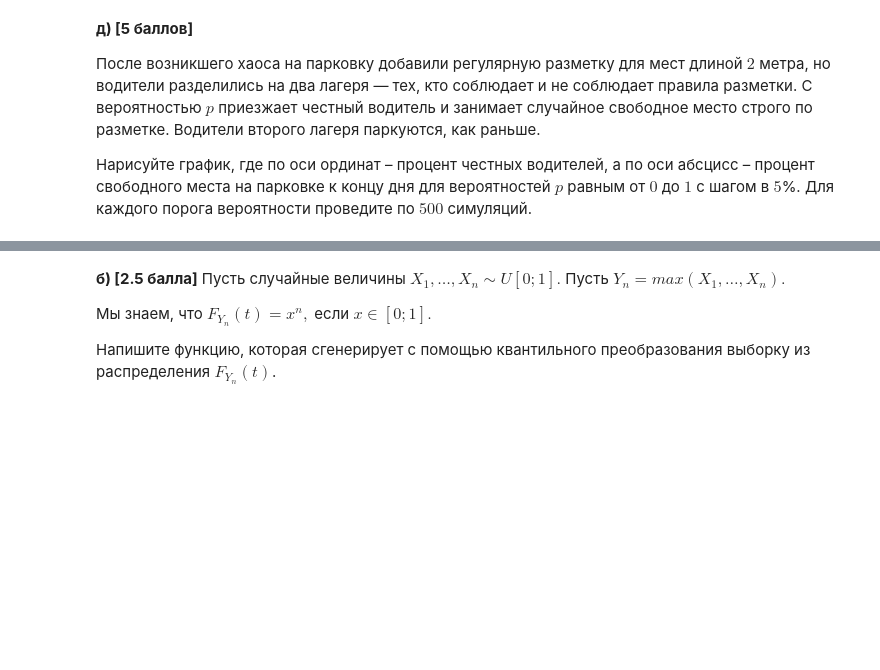
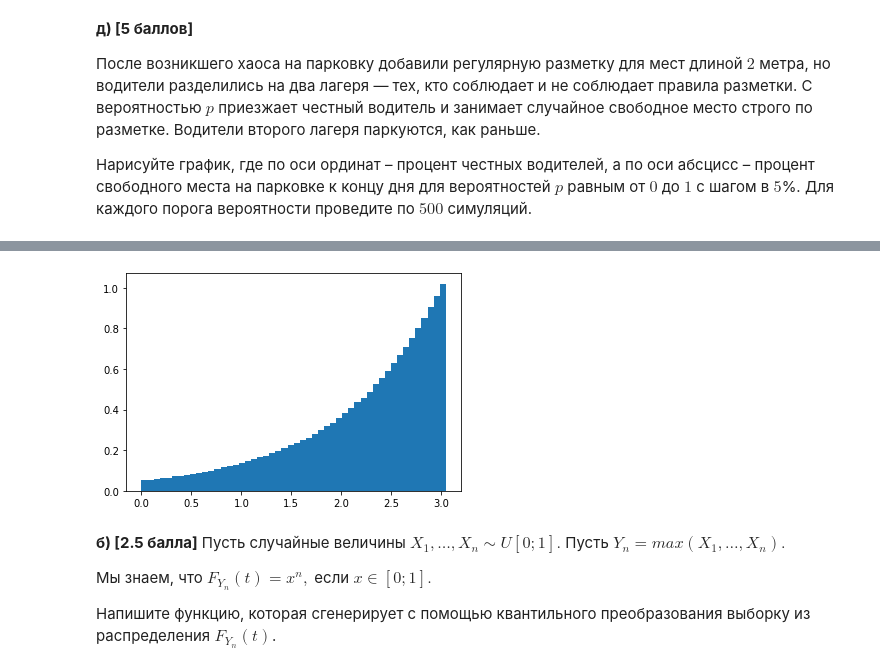
Before and after one commit to IYuminov/yet_another_matstat_course, a Jupyter notebook: hw_2024/yam_hw01-Interstellar.ipynb, the cells around one changed output, grey strips where cells are left out. Drawn from its saved outputs; the diff is of its cells as text; code cells hidden in the pictures; blank space fills up the shorter version.

```diff
--- a/hw_2024/yam_hw01-Interstellar.ipynb
+++ b/hw_2024/yam_hw01-Interstellar.ipynb
@@ -302,6 +303,15 @@ $$
 __а) [2.5 балла]__ Сгенерируйте из него выборку с помощью квантильного преобразования. Параметры $\alpha$ и $\theta$ возьмите на свой вкус.
 # %%
 # your code here ʕ•ᴥ•ʔ
+teta = 20
+n_obs = 10**6
+uniform_y = sts.uniform(1, teta)
+y = uniform_y.rvs(n_obs)
+x = np.log(y)
+plt.hist(x, density = True, bins = 50)
+plt.show()
+# %% [output]
+[figure, added]
 # %% [markdown]
 __б) [2.5 балла]__ Пусть случайные величины $X_1, \ldots, X_n \sim U[0;1].$ Пусть $Y_n = max(X_1, \ldots, X_n).$
 
```
Also changed, not shown: parts of 5 cells of this notebook.
